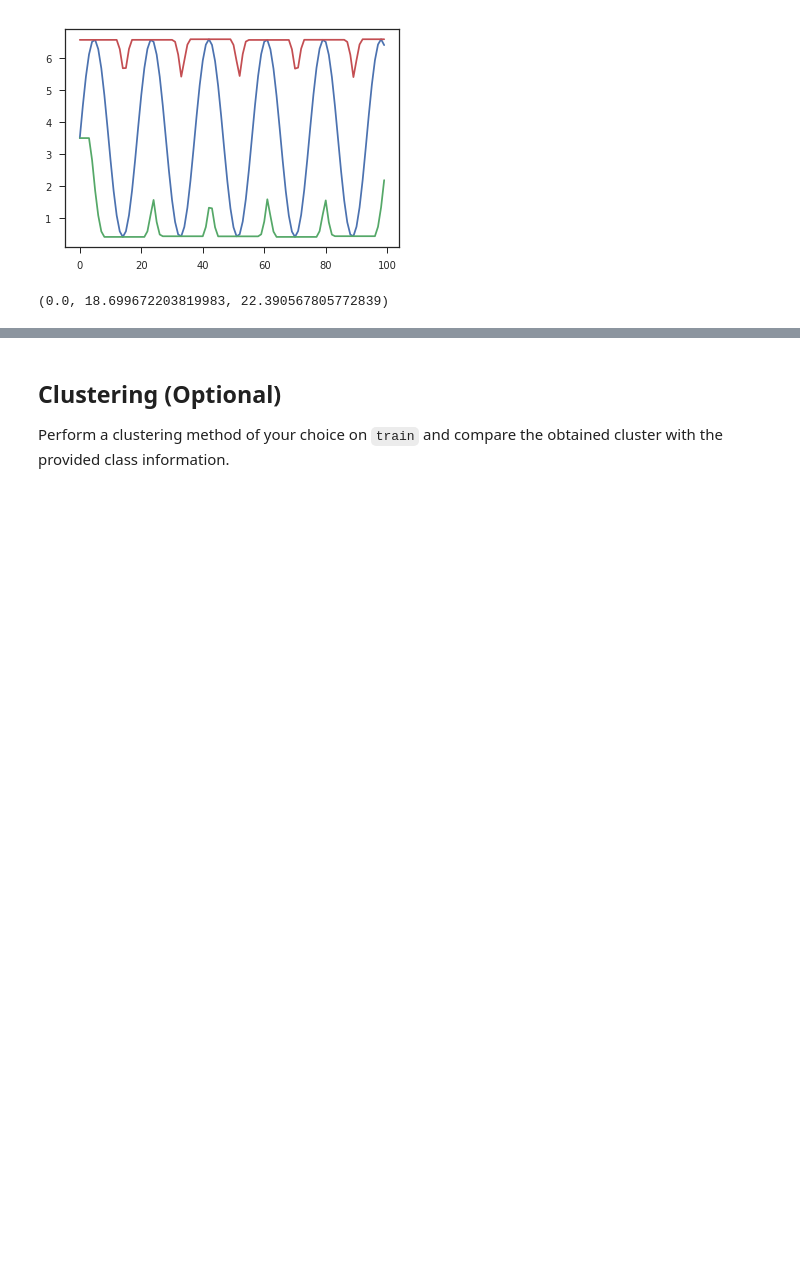
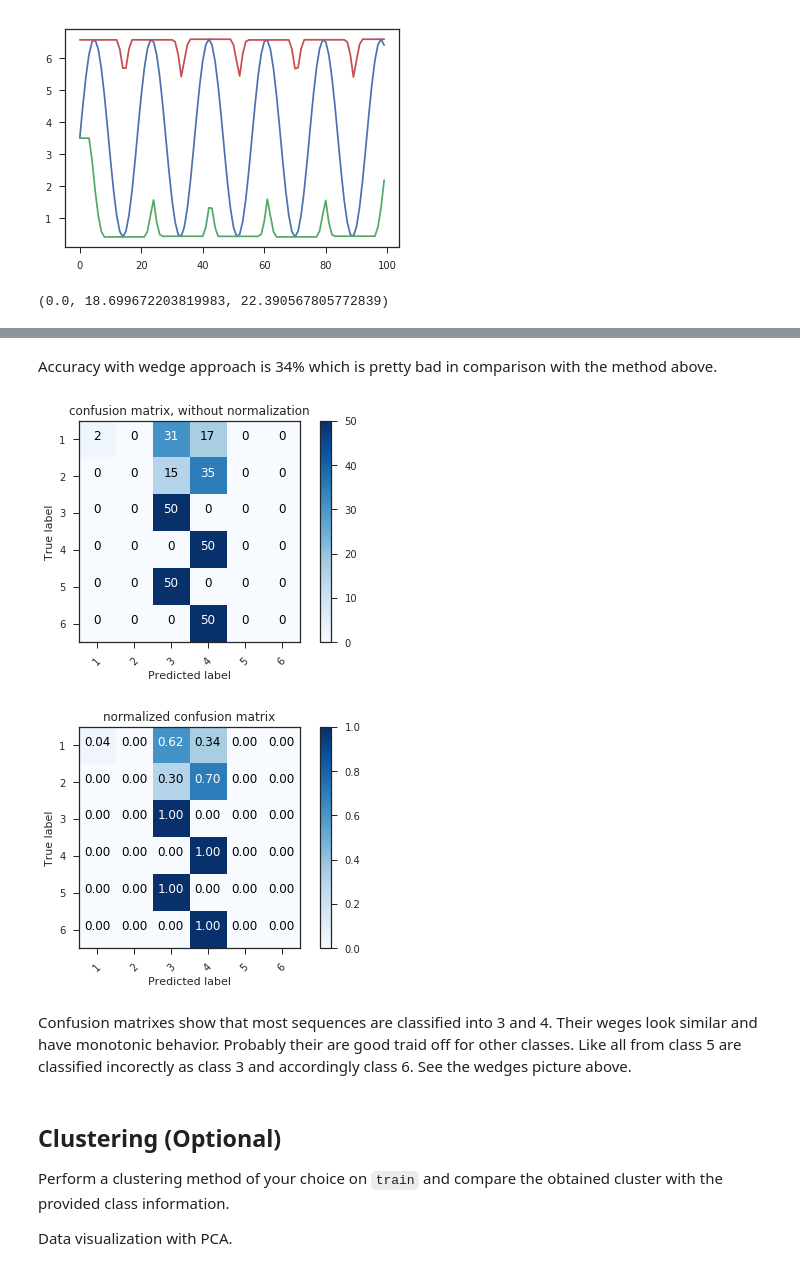
Before and after one commit to podondra/data-preprocessing, a Jupyter notebook: hw6/time-series.ipynb, the cells around one changed output, grey strips where cells are left out. Saved outputs shown, nothing was run; the diff lists cells and outputs as text; code cells hidden in the pictures; blank space fills up the shorter version.

```diff
--- a/hw6/time-series.ipynb
+++ b/hw6/time-series.ipynb
@@ -168,4 +280,60 @@ For each class of `train`, construct its wedge (from the lecture) and use it as
+# %% [markdown]
+Accuracy with wedge approach is 34% which is pretty bad in comparison with the method above.
+# %%
+# see http://scikit-learn.org/stable/auto_examples/model_selection/plot_confusion_matrix.html
+def plot_confusion_matrix(cm, classes,
+                          normalize=False,
+                          title='Confusion matrix',
+                          cmap=pyplot.cm.Blues):
+    """
+    This function prints and plots the confusion matrix.
+    Normalization can be applied by setting `normalize=True`.
+    """
+    if normalize:
+        cm = cm.astype('float') / cm.sum(axis=1)[:, numpy.newaxis]
+
+    pyplot.imshow(cm, interpolation='nearest', cmap=cmap)
+    pyplot.title(title)
+    pyplot.colorbar()
+    tick_marks = numpy.arange(len(classes))
+    pyplot.xticks(tick_marks, classes, rotation=45)
+    pyplot.yticks(tick_marks, classes)
+
+    fmt = '.2f' if normalize else 'd'
+    thresh = cm.max() / 2.
+    for i, j in itertools.product(range(cm.shape[0]), range(cm.shape[1])):
+        pyplot.text(j, i, format(cm[i, j], fmt),
+                 horizontalalignment="center",
+                 color="white" if cm[i, j] > thresh else "black")
+
+    pyplot.tight_layout()
+    pyplot.ylabel('True label')
+    pyplot.xlabel('Predicted label')
+
+# compute confusion matrix
+cnf_matrix = confusion_matrix(y_te, y_pred)
+
+# plot non-normalized confusion matrix
+pyplot.figure()
+plot_confusion_matrix(cnf_matrix, classes=[1, 2, 3, 4, 5, 6],
+                      title='confusion matrix, without normalization')
+
+# plot normalized confusion matrix
+pyplot.figure()
+plot_confusion_matrix(cnf_matrix, classes=[1, 2, 3, 4, 5, 6], normalize=True,
+                      title='normalized confusion matrix')
+# %% [output]
+[figure, added]
+[figure, added]
+# %% [markdown]
+Confusion matrixes show that most sequences are classified into 3 and 4.
+Their weges look similar and have monotonic behavior.
+Probably their are good traid off for other classes.
+Like all from class 5 are classified incorectly as class 3 and accordingly class 6.
+See the wedges picture above.
 # %% [markdown]
 ## Clustering (Optional)
 
 Perform a clustering method of your choice on `train` and compare the obtained cluster with the provided class information.
+
+Data visualization with PCA.
```
Also changed, not shown: parts of 17 cells of this notebook.
